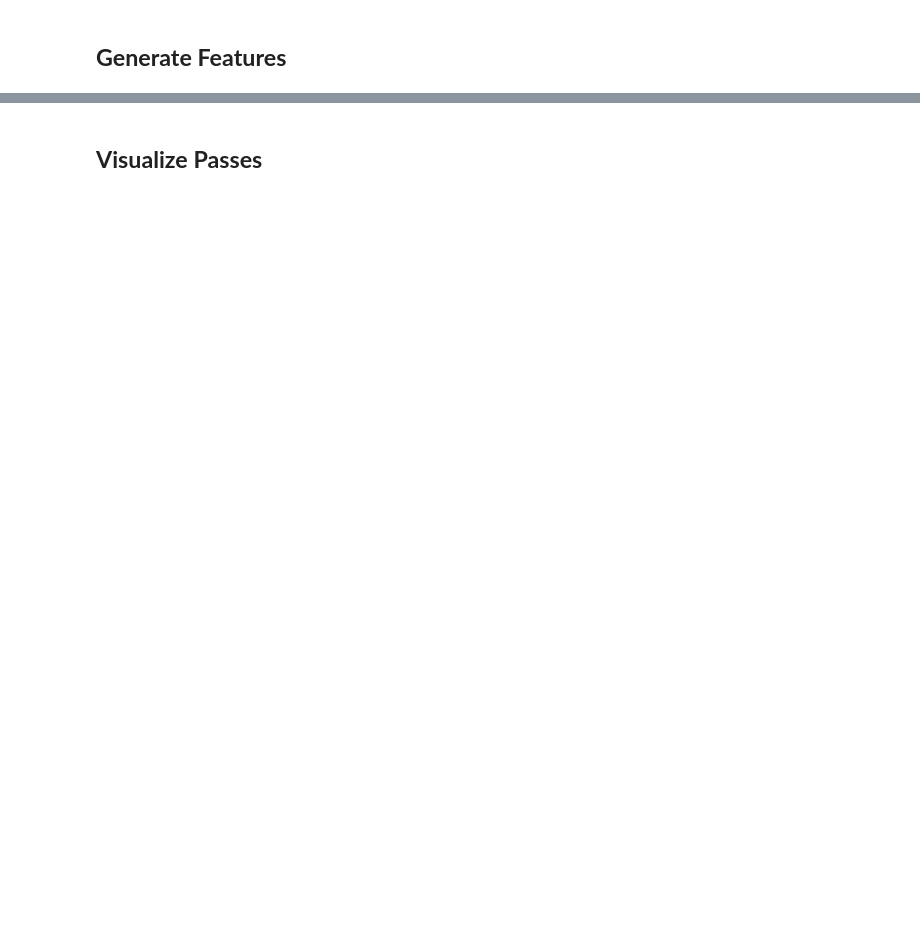
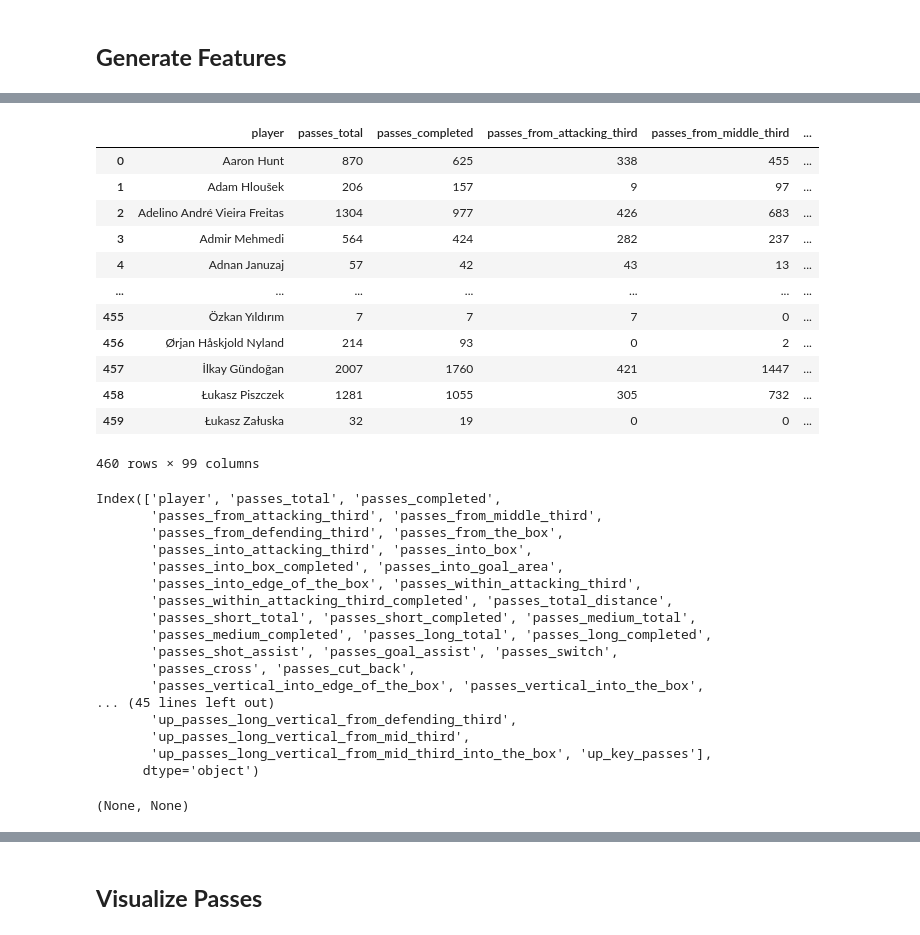
Before and after one commit to allorenz/football-player-similarity, a Jupyter notebook: src/passing.ipynb, the cells around one changed output, grey strips where cells are left out. Saved outputs shown, nothing was run; the diff lists cells and outputs as text; code cells hidden in the pictures; blank space fills up the shorter version.

```diff
--- a/src/passing.ipynb
+++ b/src/passing.ipynb
@@ -1,37 +1,2 @@
 # %% [markdown]
 ## __Load Data__
-# %%
-import pandas as pd
-import numpy as np
-from statsbombpy import sb
-from ast import literal_eval
-from dataloader import load_data
-import matplotlib.pyplot as plt
-from mplsoccer import Pitch, VerticalPitch
-
-
-
-columns = ['player','location','under_pressure','pass_aerial_won','pass_angle','pass_assisted_shot_id','pass_body_part',
- 'pass_cross','pass_cut_back','pass_deflected','pass_end_location','pass_goal_assist','pass_shot_assist','pass_height',
- 'pass_inswinging','pass_length','pass_outcome','pass_outswinging','pass_recipient','pass_recipient_id',
- 'pass_switch','pass_technique','pass_through_ball','pass_type','shot_key_pass_id']
-
-
-def load_event_data(match=False):
-    if match:
-        COMPETITION_ID = 9
-        SEASON_ID = 27
-        MATCH_ID = 3890561
-        events = sb.events(match_id=MATCH_ID)
-        df = events.loc[events["type"] == "Pass", columns] # [row, column] selector
-        print(df.shape, df.columns)
-        return df
-    else:
-        df = load_data(frac=0.1)
-        df = df.loc[df["type"] == "Pass", columns]
-        print(df.shape, df.columns)
-        return df
-
-MATCH=False
-
-df = load_event_data(match=MATCH)
@@ -189,0 +490,41 @@ df.head()
+# %%
+total_stats = player_under_pressure_grouping.groupby('player').sum()
+player_under_pressure_grouping = player_under_pressure_grouping.add_prefix('up_')
+player_under_pressure_grouping = player_under_pressure_grouping.reset_index()
+player_under_pressure_grouping = player_under_pressure_grouping[player_under_pressure_grouping["under_pressure"] == True]
+player_under_pressure_grouping = player_under_pressure_grouping.drop("under_pressure", axis=1)
+
+player_stats = pd.merge(left=total_stats, right=player_under_pressure_grouping, on="player")
+display(player_stats), print(player_stats.columns)
+# %% [output]
+|  | player | passes_total | passes_completed | passes_from_attacking_third | passes_from_middle_third | ... |
+| 0 | Aaron Hunt | 870 | 625 | 338 | 455 | ... |
+| 1 | Adam Hloušek | 206 | 157 | 9 | 97 | ... |
+| 2 | Adelino André Vieira Freitas | 1304 | 977 | 426 | 683 | ... |
+| 3 | Admir Mehmedi | 564 | 424 | 282 | 237 | ... |
+| 4 | Adnan Januzaj | 57 | 42 | 43 | 13 | ... |
+| ... | ... | ... | ... | ... | ... | ... |
+| 455 | Özkan Yıldırım | 7 | 7 | 7 | 0 | ... |
+| 456 | Ørjan Håskjold Nyland | 214 | 93 | 0 | 2 | ... |
+| 457 | İlkay Gündoğan | 2007 | 1760 | 421 | 1447 | ... |
+| 458 | Łukasz Piszczek | 1281 | 1055 | 305 | 732 | ... |
+| 459 | Łukasz Załuska | 32 | 19 | 0 | 0 | ... |
+460 rows × 99 columns
+Index(['player', 'passes_total', 'passes_completed',
+       'passes_from_attacking_third', 'passes_from_middle_third',
+       'passes_from_defending_third', 'passes_from_the_box',
+       'passes_into_attacking_third', 'passes_into_box',
+       'passes_into_box_completed', 'passes_into_goal_area',
+       'passes_into_edge_of_the_box', 'passes_within_attacking_third',
+       'passes_within_attacking_third_completed', 'passes_total_distance',
+       'passes_short_total', 'passes_short_completed', 'passes_medium_total',
+       'passes_medium_completed', 'passes_long_total', 'passes_long_completed',
+       'passes_shot_assist', 'passes_goal_assist', 'passes_switch',
+       'passes_cross', 'passes_cut_back',
+       'passes_vertical_into_edge_of_the_box', 'passes_vertical_into_the_box',
+... (45 lines left out)
+       'up_passes_long_vertical_from_defending_third',
+       'up_passes_long_vertical_from_mid_third',
+       'up_passes_long_vertical_from_mid_third_into_the_box', 'up_key_passes'],
+      dtype='object')
+(None, None)
```
Also changed, not shown: parts of 20 cells of this notebook, 4 other files.
